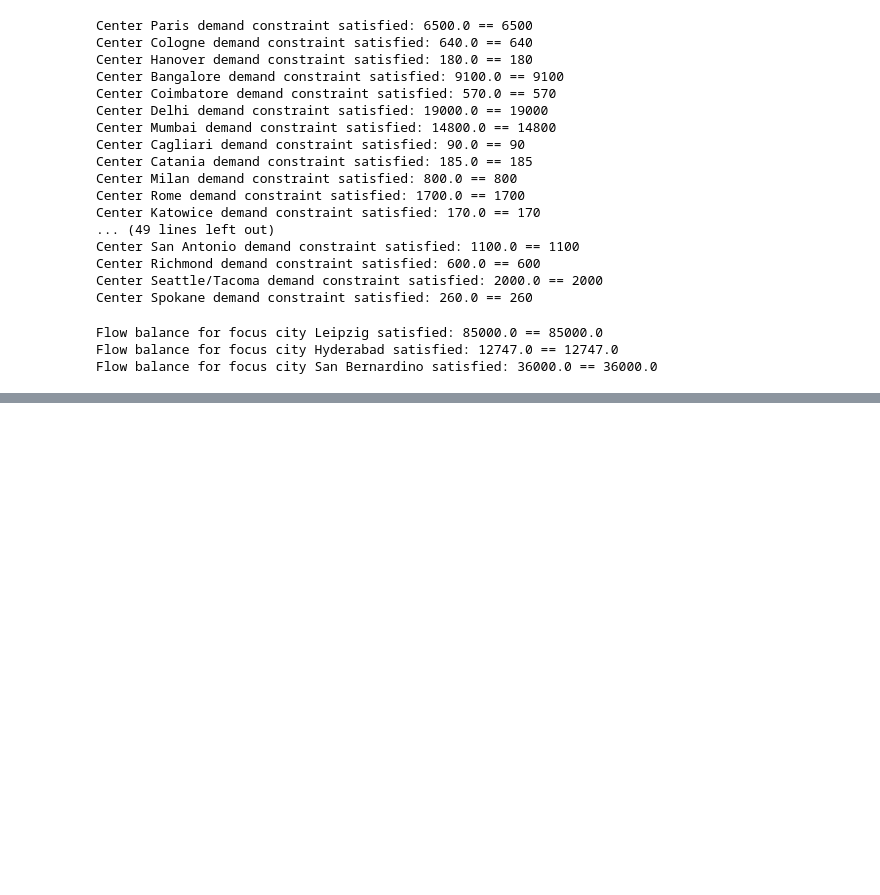
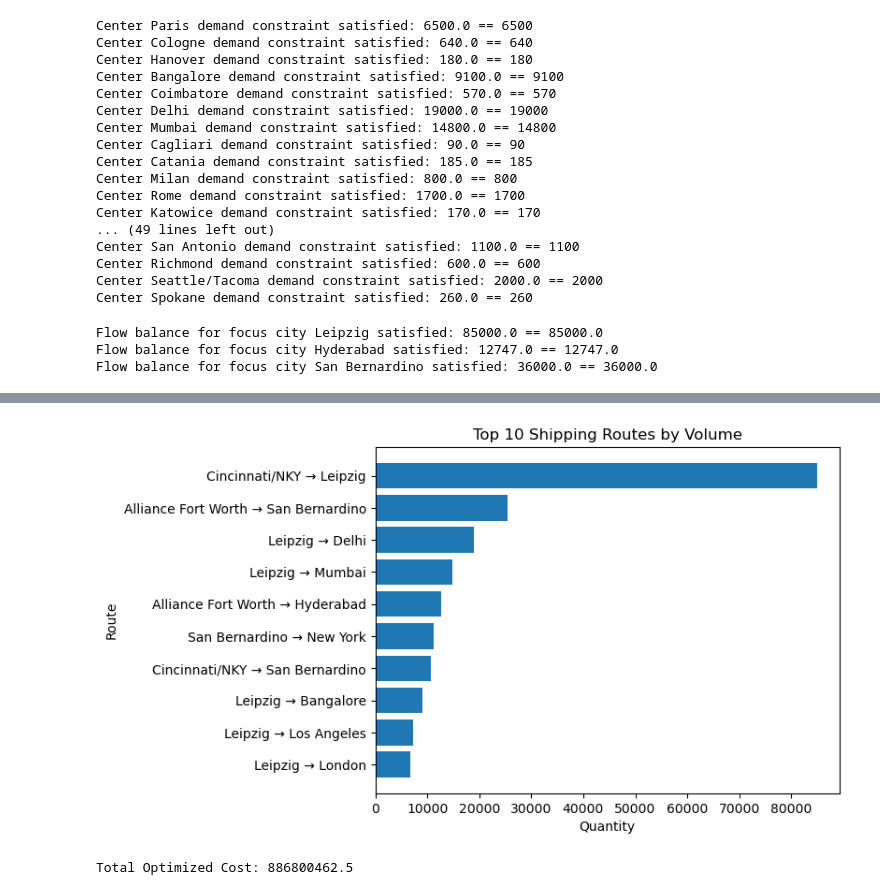
Before and after one commit to raghem/optimization-project, a Jupyter notebook: notebooks/Optimization.ipynb, the cells around one changed output, grey strips where cells are left out. Drawn from its saved outputs; the diff is of its cells as text; code cells hidden in the pictures; blank space fills up the shorter version.

```diff
--- a/notebooks/Optimization.ipynb
+++ b/notebooks/Optimization.ipynb
@@ -383,0 +440,27 @@ Flow balance for focus city San Bernardino satisfied: 36000.0 == 36000.0
+# %%
+# Get top 10 routes by shipment volume
+top_routes = df.sort_values(by="Quantity", ascending=False).head(10)
+
+plt.figure()
+plt.barh(
+    top_routes["Source"] + " → " + top_routes["Destination"],
+    top_routes["Quantity"]
+)
+
+plt.title("Top 10 Shipping Routes by Volume")
+plt.xlabel("Quantity")
+plt.ylabel("Route")
+
+# Make highest value appear at top
+plt.gca().invert_yaxis()
+
+# Save image for README
+plt.savefig("top_routes.png", bbox_inches="tight")
+
+plt.show()
+# %% [output]
+[figure, added]
+# %%
+print("Total Optimized Cost:", prob.objective.value())
+# %% [output]
+Total Optimized Cost: 886800462.5
```
Also changed, not shown: parts of 7 cells of this notebook, 1 other file.
